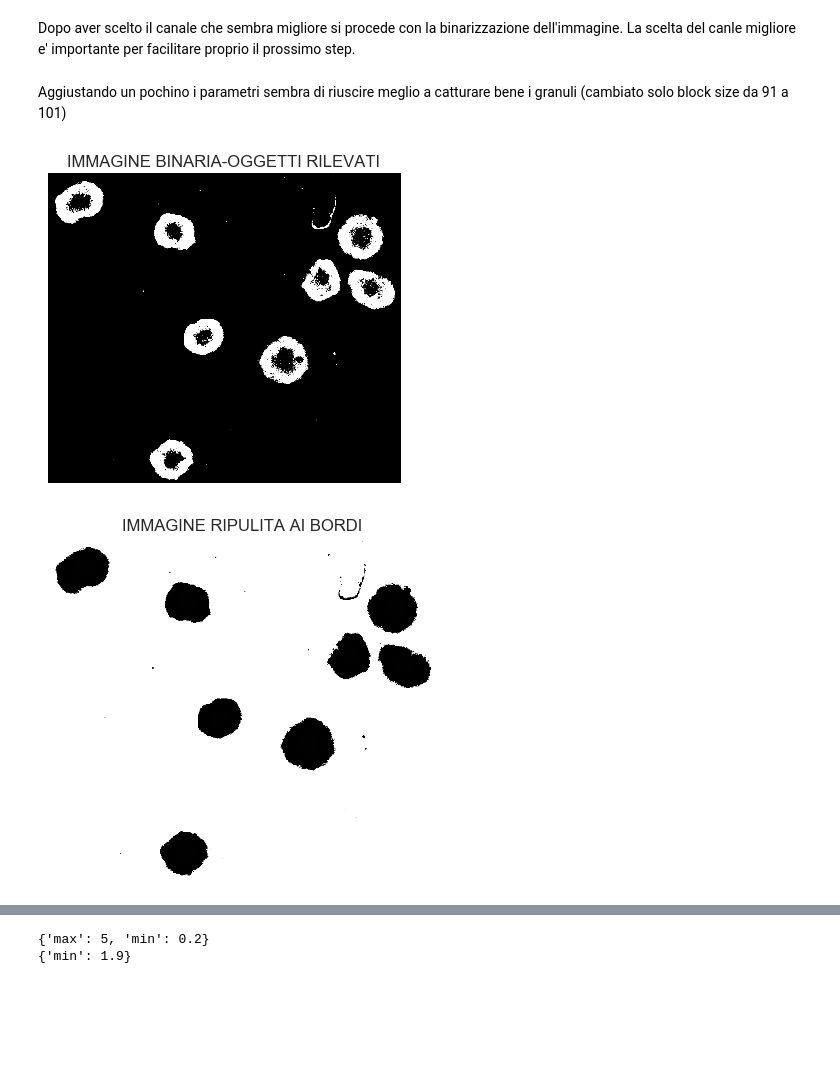
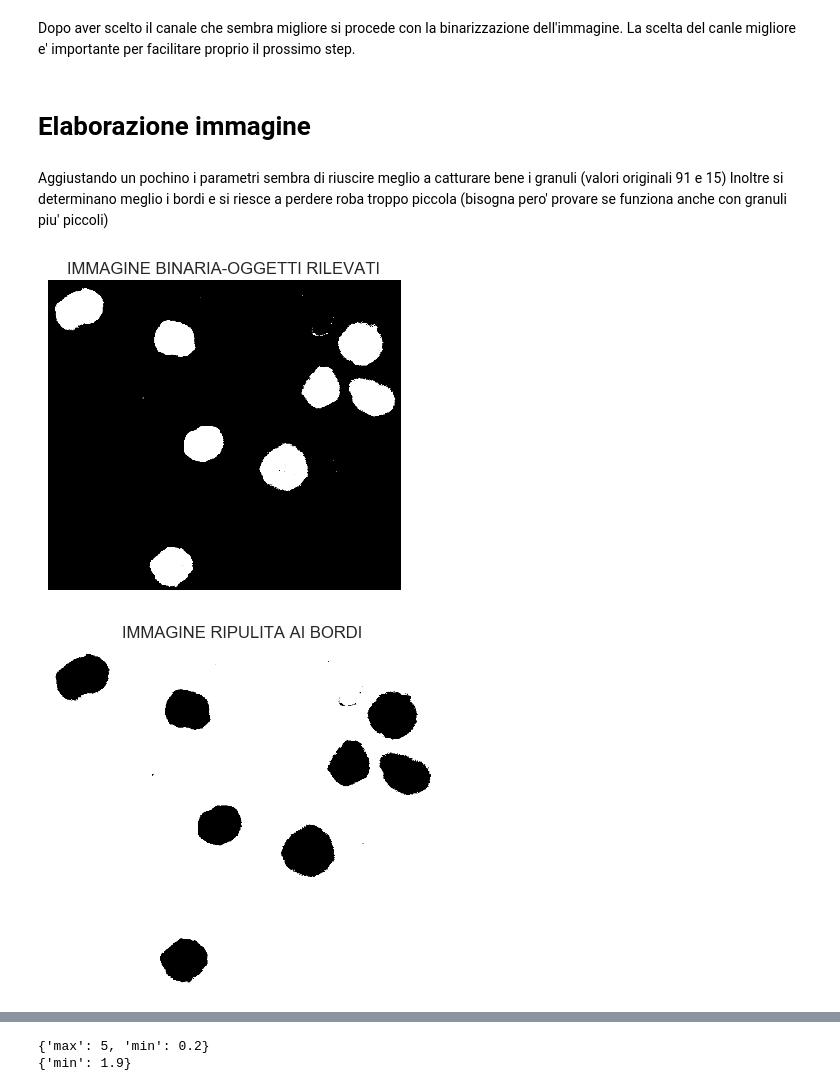
Before and after one commit to serenafalcioni/shared_nbks, a Jupyter notebook: trovagranuli1.ipynb, the cells around one changed output, grey strips where cells are left out. Cells and saved outputs as stored; diff of their text form; code cells hidden in the pictures; blank space fills up the shorter version.

```diff
--- a/trovagranuli1.ipynb
+++ b/trovagranuli1.ipynb
@@ -54,15 +55,18 @@ plt.savefig(path + '\\' + 'channels.jpg',dpi=500)
 [figure]
 # %% [markdown]
 Dopo aver scelto il canale che sembra migliore si procede con la binarizzazione dell'immagine. La scelta del canle migliore e' importante per facilitare proprio il prossimo step.
+# %% [markdown]
+# Elaborazione immagine
 # %% [markdown]
-Aggiustando un pochino i parametri sembra di riuscire meglio a catturare bene i granuli (cambiato solo block size da 91 a 101)
+Aggiustando un pochino i parametri sembra di riuscire meglio a catturare bene i granuli (valori originali 91 e 15)
+Inoltre si determinano meglio i bordi e si riesce a perdere roba troppo piccola (bisogna pero' provare se funziona anche con  granuli piu' piccoli)
 # %%
 # provvede ad un riconoscimento adattivo dei contorni
-binImg = cv2.adaptiveThreshold(img_B, 1, cv2.ADAPTIVE_THRESH_GAUSSIAN_C, cv2.THRESH_BINARY, 101, 15)
+binImg = cv2.adaptiveThreshold(img_B, 1, cv2.ADAPTIVE_THRESH_GAUSSIAN_C, cv2.THRESH_BINARY, 201, 25)
 plt.imshow(binImg), plt.title('IMMAGINE BINARIA-OGGETTI RILEVATI'), plt.xticks([]), plt.yticks([]), plt.grid('on');
 plt.savefig(path + '\\' + 'oggetti_rilevati.jpg',dpi=500)
 # %% [output]
-[figure, old version]
+[figure, new version]
 # %%
 dst_inv = cv2.bitwise_not(binImg)
 img_clb = clear_border(dst_inv, buffer_size=5, bgval=1)
@@ -70,7 +74,7 @@ plt.figure(figsize=(5,5))
 plt.imshow(img_clb), plt.title('IMMAGINE RIPULITA AI BORDI'), plt.grid('on'), plt.xticks([]), plt.yticks([]);
 plt.savefig(path + '\\' + 'IMMAGINE RIPULITA AI BORDI.jpg', dpi=500)
 # %% [output]
-[figure, old version]
+[figure, new version]
 # %%
 img_outl = cv2.merge((img_R * img_clb, img_G * img_clb, img_B * img_clb))
 plt.figure(figsize=(15, 15));
```
Also changed, not shown: parts of 36 cells of this notebook.
